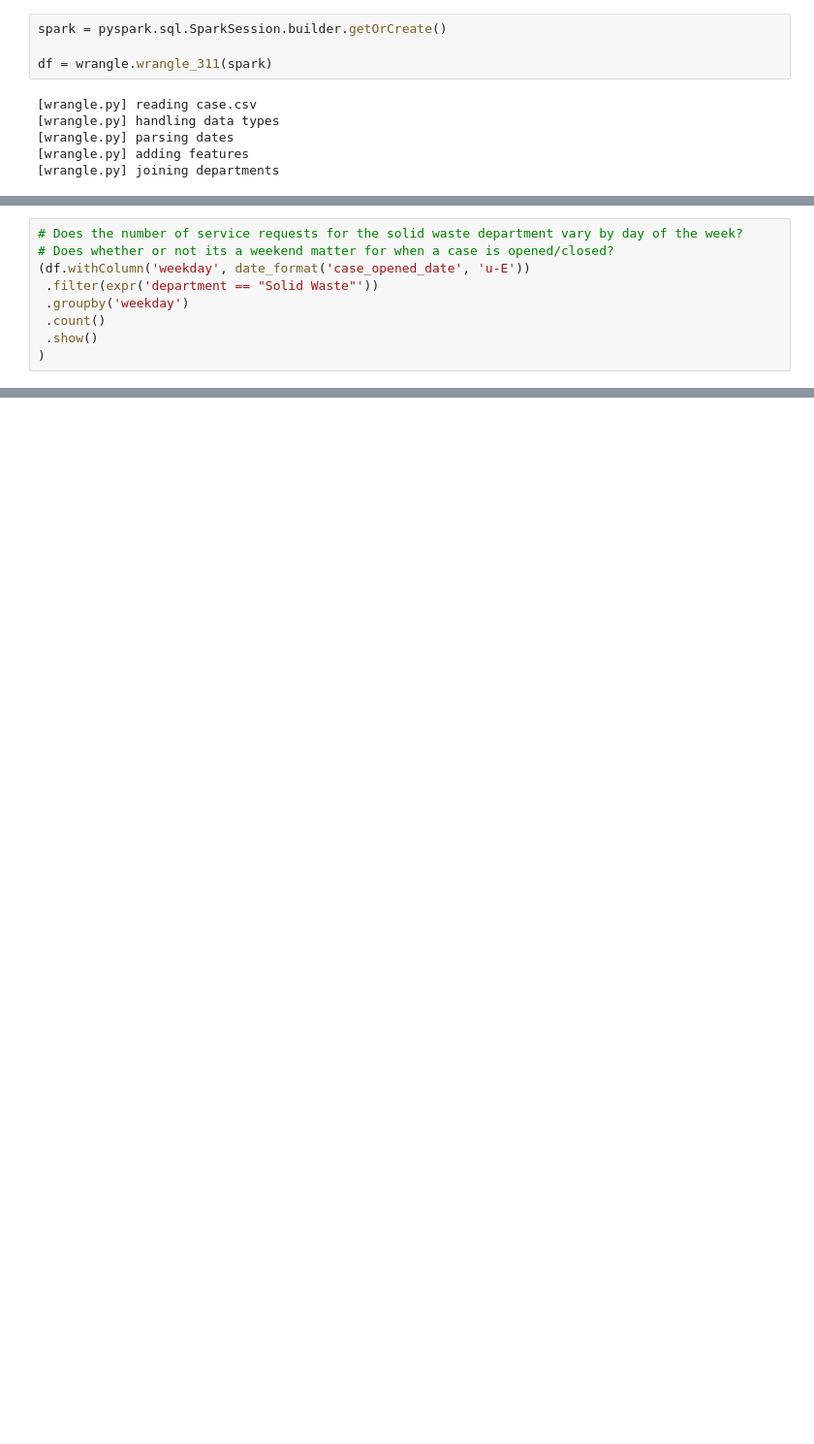
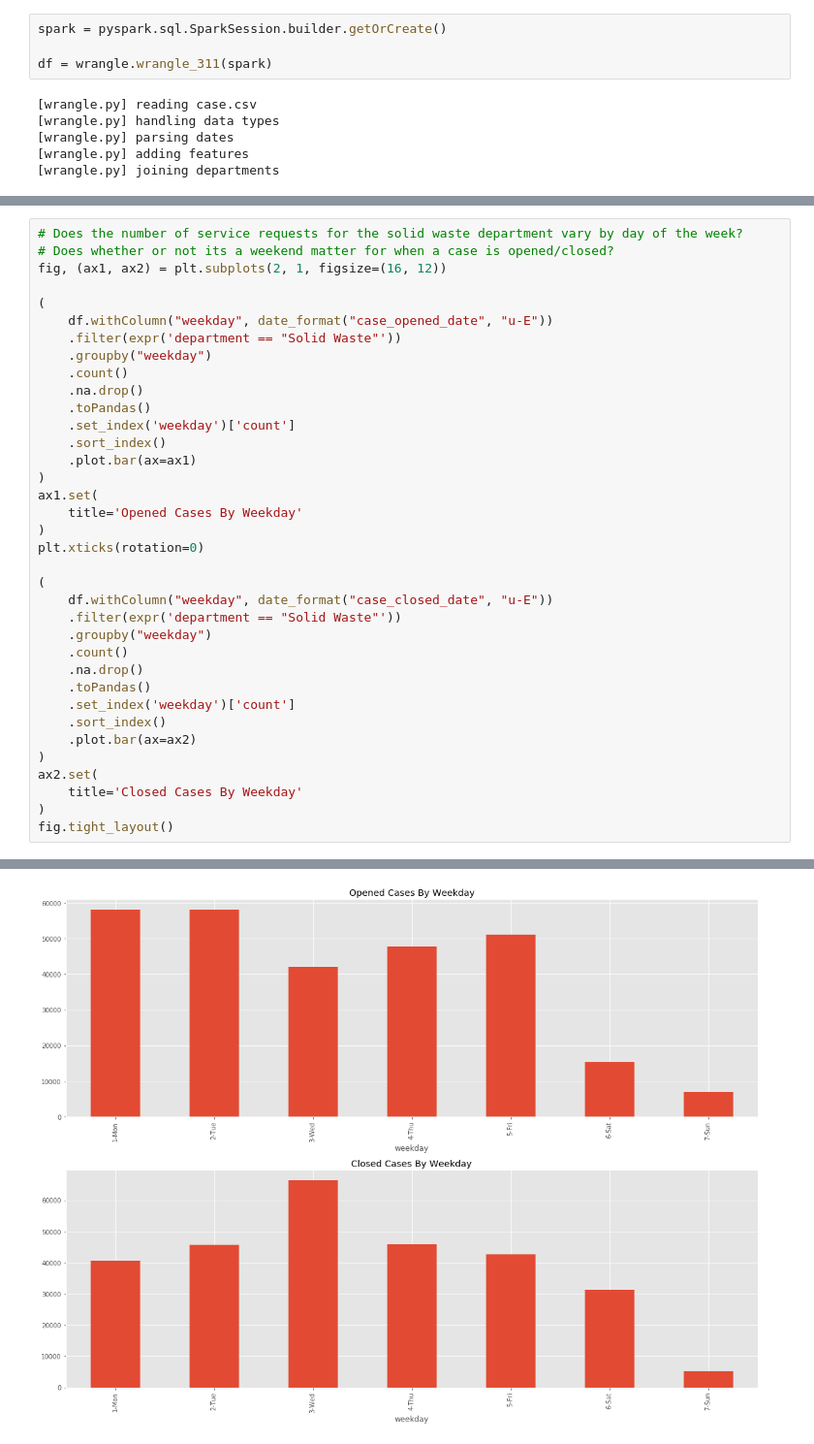
Before and after one commit to CodeupClassroom/curie-distributed-ml, a Jupyter notebook: explore-exercise.ipynb, the cells around one changed output, grey strips where cells are left out. Shown: that part at 97% size. Cells and saved outputs as stored; diff of their text form; blank space fills up the shorter version.

```diff
--- a/explore-exercise.ipynb
+++ b/explore-exercise.ipynb
@@ -143,10 +224,37 @@ def plot_cases(df):
 # %%
 # Does the number of service requests for the solid waste department vary by day of the week?
 # Does whether or not its a weekend matter for when a case is opened/closed?
-(df.withColumn('weekday', date_format('case_opened_date', 'u-E'))
- .filter(expr('department == "Solid Waste"'))
- .groupby('weekday')
- .count()
- .show()
+fig, (ax1, ax2) = plt.subplots(2, 1, figsize=(16, 12))
+
+(
+    df.withColumn("weekday", date_format("case_opened_date", "u-E"))
+    .filter(expr('department == "Solid Waste"'))
+    .groupby("weekday")
+    .count()
+    .na.drop()
+    .toPandas()
+    .set_index('weekday')['count']
+    .sort_index()
+    .plot.bar(ax=ax1)
 )
+ax1.set(
+    title='Opened Cases By Weekday'
+)
+plt.xticks(rotation=0)
+
+(
+    df.withColumn("weekday", date_format("case_closed_date", "u-E"))
+    .filter(expr('department == "Solid Waste"'))
+    .groupby("weekday")
+    .count()
+    .na.drop()
+    .toPandas()
+    .set_index('weekday')['count']
+    .sort_index()
+    .plot.bar(ax=ax2)
+)
+ax2.set(
+    title='Closed Cases By Weekday'
+)
+fig.tight_layout()
 # %% [output]
@@ -164,0 +261 @@ def plot_cases(df):
+[figure, added]
```
Also changed, not shown: parts of 12 cells of this notebook.
